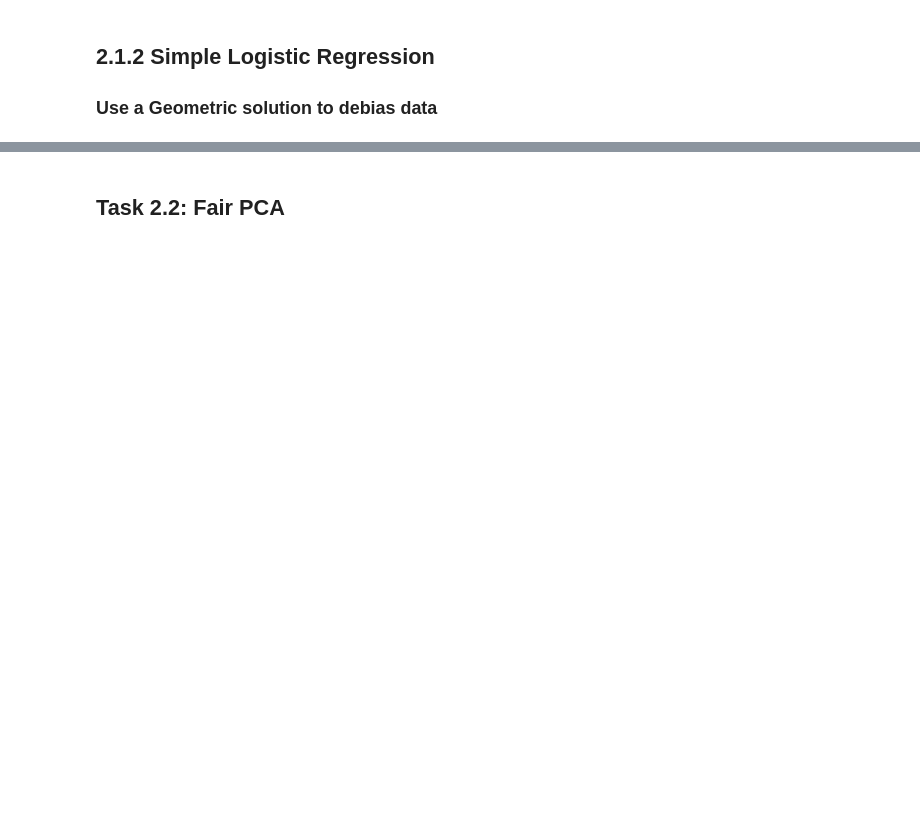
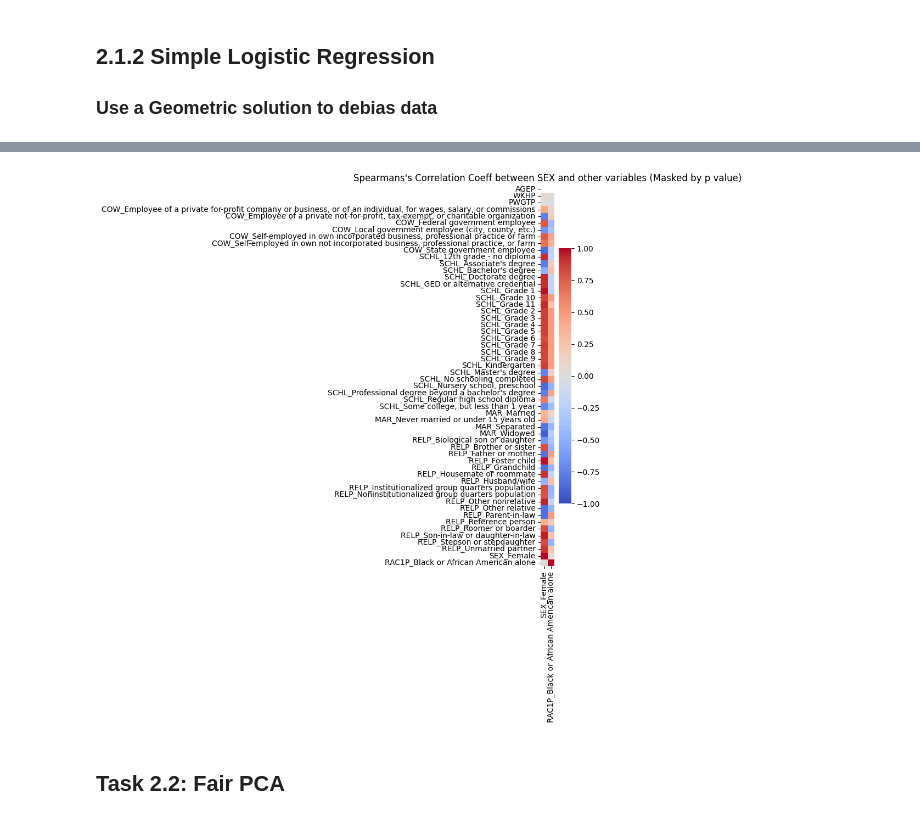
Before and after one commit to Xannadoo/Algorithmic_Fairness_Mandatories, a Jupyter notebook: Mandatory_2/Equalised_Odds_assignment.ipynb, the cells around one changed output, grey strips where cells are left out. Drawn from its saved outputs; the diff is of its cells as text; code cells hidden in the pictures; blank space fills up the shorter version.

Commit message:
added spearmans correlations

```diff
--- a/Mandatory_2/Equalised_Odds_assignment.ipynb
+++ b/Mandatory_2/Equalised_Odds_assignment.ipynb
@@ -198,6 +216,30 @@ def corr_mat(X):
                 p_[i,j] = 1
 
     return corr_, p_
+
+def corr_mat_spear(X):
+    '''The code is adapted from solution to data debias exercises
+    Takes a dataframe and computes the pearsons correlations, and their
+    statistical significance between all features,
+    returning 2 arrays: correlations, and p_values'''
+    scaler = StandardScaler()
+    X = scaler.fit_transform(X)
+
+    # Compute correlation matrix
+    n_features = X.shape[1]
+
+    corr_ = np.zeros((n_features, n_features))
+    p_ = np.zeros((n_features, n_features))
+
+    for i in range(n_features):
+        for j in range(n_features):
+            corr_[i,j], p_[i,j] = spearmanr(X[:,i], X[:,j])
+            corr_ = np.nan_to_num(corr_, 0)
+            # Handle NaN values in correlation coefficient by setting p-value to 1
+            if np.isnan(corr_[i,j]):
+                p_[i,j] = 1
+
+    return corr_, p_
 # %%
 accs, f1s = cross_validator(X_train, y_train)
 
@@ -380,3 +470,14 @@ accuracies.round(4)
+# %%
+corr2, p2 = corr_mat_spear(X_train_debiased)
+
+# Plot correlations with protected features
+plt.figure(figsize=(2,9))
+sns.heatmap(corr2[:, -2:], cmap="coolwarm", xticklabels=features.columns[-2:], yticklabels=features.columns,
+            mask = p2[:, -2:]  > corrected_alpha, vmin=-1, vmax=1, square=True)
+plt.title("Spearmans Correlation Coeff between SEX and other variables (Masked by p value)")
+plt.show()
+# %% [output]
+[figure, added]
 # %% [markdown]
 ## Task 2.2: Fair PCA
 # %%
```
Also changed, not shown: parts of 17 cells of this notebook.
